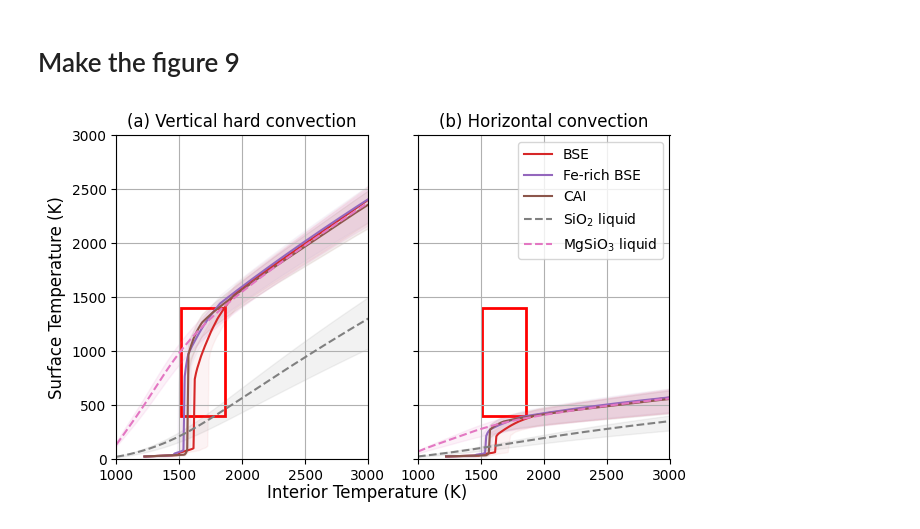
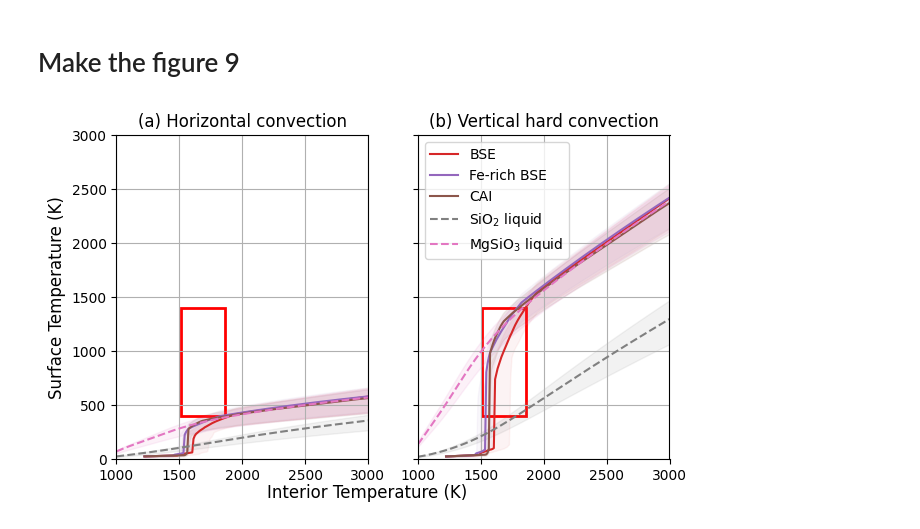
Before and after one commit to charlesll/gpvisc, a Jupyter notebook: code_paper_EPSL/10_dry_exoplanet_dynamics.ipynb, the cells around one changed output. Saved outputs shown, nothing was run; the diff lists cells and outputs as text; code cells hidden in the pictures.

```diff
--- a/code_paper_EPSL/10_dry_exoplanet_dynamics.ipynb
+++ b/code_paper_EPSL/10_dry_exoplanet_dynamics.ipynb
@@ -386,60 +386,60 @@ extreme_alphas = [0.1, 0.1]
 # Initialize the figure and subplots
 fig, (ax, ax2) = plt.subplots(1, 2, figsize=(6.69, 4), sharey=True)
 
+# Plot planetary compositions for horizontal convection
+plot_temperature_profiles(
+    ax,
+    [interior_temperature_BSE_Hor, interior_temperature_FBSE_Hor, interior_temperature_CAI_Hor],
+    [surface_temperature_BSE_Hor, surface_temperature_FBSE_Hor, surface_temperature_CAI_Hor],
+    planetary_labels, planetary_colors, planetary_line_styles, planetary_alphas,
+    rectangle_params={'xy': (1510, 400), 'width': 350, 'height': 1000, 'linewidth': 2, 'edgecolor': 'r', 'facecolor': 'none'}
+)
+
+# Plot extreme compositions for horizontal convection
+plot_temperature_profiles(
+    ax,
+    [interior_temperature_SIO2_Hor, interior_temperature_MGSIO3_Hor],
+    [surface_temperature_SIO2_Hor, surface_temperature_MGSIO3_Hor],
+    extreme_labels, extreme_colors, extreme_line_styles, extreme_alphas
+)
+
+# Customize subplot (a)
+ax.set_ylabel('Surface Temperature (K)', fontsize=12)
+ax.set_title("(a) Horizontal convection", fontsize=12)
+
 # Plot planetary compositions for vertical hard convection
 plot_temperature_profiles(
-    ax,
+    ax2,
     [interior_temperature_BSE, interior_temperature_FBSE, interior_temperature_CAI],
     [surface_temperature_BSE, surface_temperature_FBSE, surface_temperature_CAI],
     planetary_labels, planetary_colors, planetary_line_styles, planetary_alphas,
     rectangle_params={'xy': (1510, 400), 'width': 350, 'height': 1000, 'linewidth': 2, 'edgecolor': 'r', 'facecolor': 'none'}
 )
 
 # Plot extreme compositions for vertical hard convection
 plot_temperature_profiles(
-    ax,
+    ax2,
     [interior_temperature_SIO2, interior_temperature_MGSIO3],
     [surface_temperature_SIO2, surface_temperature_MGSIO3],
     extreme_labels, extreme_colors, extreme_line_styles, extreme_alphas
 )
 
-# Customize subplot (a)
-ax.set_ylabel('Surface Temperature (K)', fontsize=12)
-ax.set_title("(a) Vertical hard convection", fontsize=12)
-
-# Plot planetary compositions for horizontal convection
-plot_temperature_profiles(
-    ax2,
-    [interior_temperature_BSE_Hor, interior_temperature_FBSE_Hor, interior_temperature_CAI_Hor],
-    [surface_temperature_BSE_Hor, surface_temperature_FBSE_Hor, surface_temperature_CAI_Hor],
-    planetary_labels, planetary_colors, planetary_line_styles, planetary_alphas,
-    rectangle_params={'xy': (1510, 400), 'width': 350, 'height': 1000, 'linewidth': 2, 'edgecolor': 'r', 'facecolor': 'none'}
-)
-
-# Plot extreme compositions for horizontal convection
-plot_temperature_profiles(
-    ax2,
-    [interior_temperature_SIO2_Hor, interior_temperature_MGSIO3_Hor],
-    [surface_temperature_SIO2_Hor, surface_temperature_MGSIO3_Hor],
-    extreme_labels, extreme_colors, extreme_line_styles, extreme_alphas
-)
-
 # Customize subplot (b)
-ax2.set_title("(b) Horizontal convection", fontsize=12)
+ax2.set_title("(b) Vertical hard convection", fontsize=12)
 ax2.legend(loc="best")
 plt.setp(ax2.get_yticklabels(), visible=False)
 
 # Add grid
 ax.grid()
 ax2.grid()
 
 # Final adjustments
 plt.tight_layout()
 
 # Common X label
 fig.text(0.5, 0.00, 'Interior Temperature (K)', ha='center', fontsize=12)
 
 # Saving the figure
 plt.savefig("./figures/Figure_9.pdf", bbox_inches='tight')
 # %% [output]
-[figure, old version]
+[figure, new version]
```
Also changed, not shown: 1 other file.
